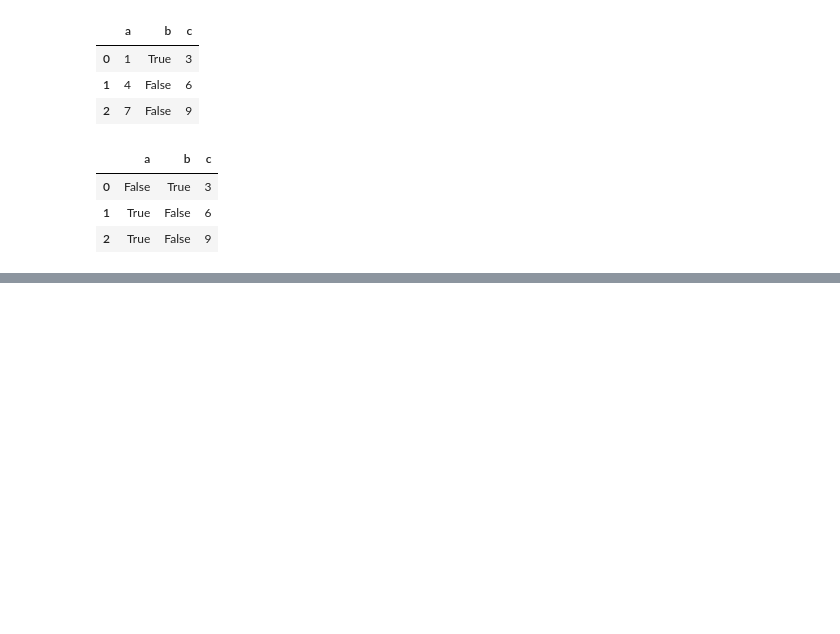
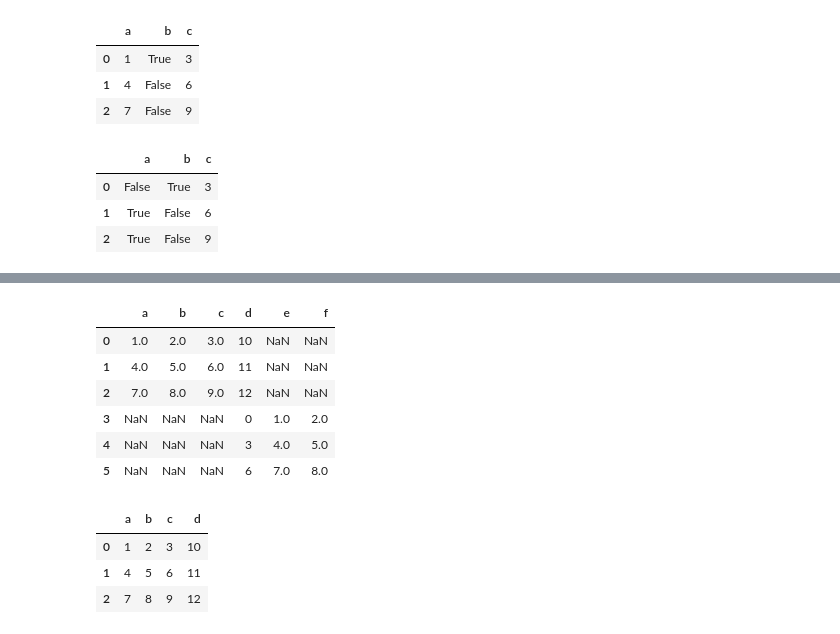
Before and after one commit to ooddaa/tradingAlgos, a Jupyter notebook: DataFrame.ipynb, the cells around one changed output, grey strips where cells are left out. Drawn from its saved outputs; the diff is of its cells as text; code cells hidden in the pictures; blank space fills up the shorter version.

```diff
--- a/DataFrame.ipynb
+++ b/DataFrame.ipynb
@@ -58,0 +168,22 @@ df
+# %%
+# concatenate unmatching dfs - diff column names
+df3 = pd.DataFrame(np.arange(9).reshape(3,3), columns=['d', 'e', 'f'])
+newdf = pd.concat([df, df3], axis=0, ignore_index=True)
+
+newdf
+# %% [output]
+|  | a | b | c | d | e | f |
+| 0 | 1.0 | 2.0 | 3.0 | 10 | NaN | NaN |
+| 1 | 4.0 | 5.0 | 6.0 | 11 | NaN | NaN |
+| 2 | 7.0 | 8.0 | 9.0 | 12 | NaN | NaN |
+| 3 | NaN | NaN | NaN | 0 | 1.0 | 2.0 |
+| 4 | NaN | NaN | NaN | 3 | 4.0 | 5.0 |
+| 5 | NaN | NaN | NaN | 6 | 7.0 | 8.0 |
+# %%
+df['d'] = [10, 11, 12]
+df
+# %% [output]
+|  | a | b | c | d |
+| 0 | 1 | 2 | 3 | 10 |
+| 1 | 4 | 5 | 6 | 11 |
+| 2 | 7 | 8 | 9 | 12 |
```
Also changed, not shown: parts of 8 cells of this notebook, 6 other files.
